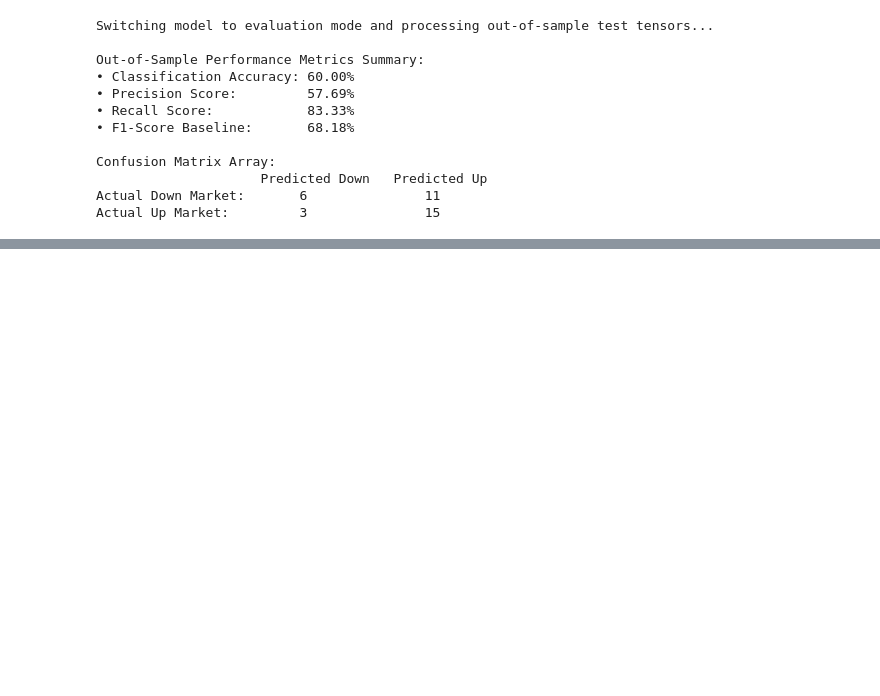
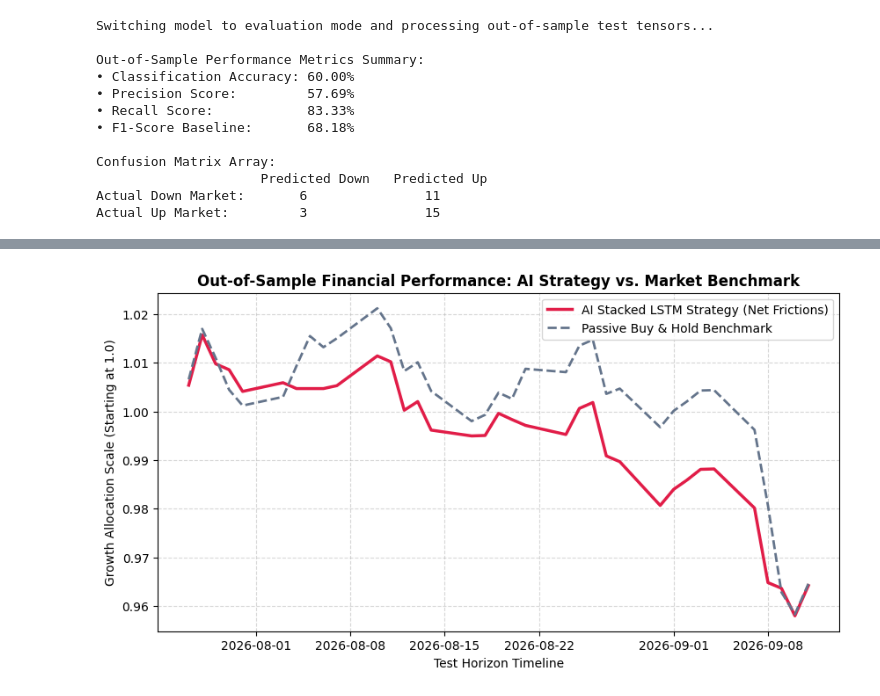
Before and after one commit to Wambura001/lstm-vs-finbert-algorithmic-trading, a Jupyter notebook: notebooks/01_test_download.ipynb, the cells around one changed output, grey strips where cells are left out. Drawn from its saved outputs; the diff is of its cells as text; code cells hidden in the pictures; blank space fills up the shorter version.

Commit message:
feat: implement event-driven backtester with transaction costs and slippage frictions

```diff
--- a/notebooks/01_test_download.ipynb
+++ b/notebooks/01_test_download.ipynb
@@ -682,3 +682,82 @@ Confusion Matrix Array:
                      Predicted Down   Predicted Up
 Actual Down Market:       6               11
 Actual Up Market:         3               15
+# %%
+# ==========================================
+# STEP 14: FRICTION-ADJUSTED TRADING BACKTESTER
+# ==========================================
+
+print("Initializing event-driven trading simulation under market frictions...")
+
+# 1. Extract the actual out-of-sample test returns for the evaluation period
+# We align our index with the last 35 trading days corresponding to our test tensor set
+test_dates = df_master.index[split_idx + LOOKBACK_WINDOW:]
+swiss_test_returns = df_master.loc[test_dates, 'Swiss_Returns'].values
+
+# 2. Define trading cost parameters (Frictions)
+TRANSACTION_FEE = 0.0010  # 10 basis points (0.1%) per executed order
+SLIPPAGE = 0.0002         # 2 basis points (0.02%) execution price degradation
+
+# 3. Initialize tracking vectors for our financial simulation loop
+capital_history = [1.0]   # Start with a normalized capital baseline of 1.0 (or 100%)
+current_position = 0      # 0 means Flat (No Position), 1 means Long (Holding the Asset)
+total_trades = 0
+
+for t in range(len(y_pred_np)):
+    ai_signal = y_pred_np[t]          # 1 = Predict Up, 0 = Predict Down
+    actual_market_return = swiss_test_returns[t]
+
+    # Extract our previous capital baseline balance
+    previous_capital = capital_history[-1]
+
+    # --- AUTOMATED EXECUTION LOGIC ENGINE ---
+    if ai_signal == 1: # AI predicts an Up-market movement
+        if current_position == 0:
+            # BUY ORDER EXECUTED: Pay fee and slippage up front
+            trade_cost = TRANSACTION_FEE + SLIPPAGE
+            net_capital = previous_capital * (1.0 - trade_cost)
+            # Grow capital by the actual market return overnight
+            new_capital = net_capital * (1.0 + actual_market_return)
+            current_position = 1
+            total_trades += 1
+        else:
+            # ALREADY LONG: Simply accumulate ongoing daily market return
+            new_capital = previous_capital * (1.0 + actual_market_return)
+
+    else: # AI predicts a Down-market movement
+        if current_position == 1:
+            # SELL/CLOSE ORDER EXECUTED: Pay fee and slippage to exit to cash
+            trade_cost = TRANSACTION_FEE + SLIPPAGE
+            new_capital = previous_capital * (1.0 - trade_cost)
+            current_position = 0
+            total_trades += 1
+        else:
+            # ALREADY FLAT: Safe in cash, capital returns remain completely flat (0%)
+            new_capital = previous_capital
+
+    capital_history.append(new_capital)
+
+# Remove the initial seeding value to align shapes with time index rows
+strategy_equity_curve = np.array(capital_history[1:])
+benchmark_equity_curve = np.cumprod(1.0 + swiss_test_returns)
+
+# 4. Calculate final quantitative financial metrics
+final_strategy_return = (strategy_equity_curve[-1] - 1.0) * 100
+final_benchmark_return = (benchmark_equity_curve[-1] - 1.0) * 100
+
+print("\nFinancial Simulation Performance Summary:")
+print(f"• Total Trading Operations Triggered: {total_trades} orders")
+print(f"• AI Strategy Net Cumulative Return:   {final_strategy_return:.2f}%")
+print(f"• Buy-and-Hold Benchmark Return:       {final_benchmark_return:.2f}%")
+
+# 5. Visualizing the Financial Equity Growth Curves
+plt.figure(figsize=(10, 5))
+plt.plot(test_dates, strategy_equity_curve, label="AI Stacked LSTM Strategy (Net Frictions)", color="#E11D48", linewidth=2.5)
+plt.plot(test_dates, benchmark_equity_curve, label="Passive Buy & Hold Benchmark", color="#64748B", linestyle="--", linewidth=2)
+plt.title("Out-of-Sample Financial Performance: AI Strategy vs. Market Benchmark", fontsize=12, fontweight='bold')
+plt.xlabel("Test Horizon Timeline")
+plt.ylabel("Growth Allocation Scale (Starting at 1.0)")
+plt.grid(True, linestyle="--", alpha=0.5)
+plt.legend()
+plt.show()
+# %% [output]
@@ -684,0 +770 @@ Actual Up Market:         3               15
+[figure, added]
```
Also changed, not shown: parts of 1 cell of this notebook.
